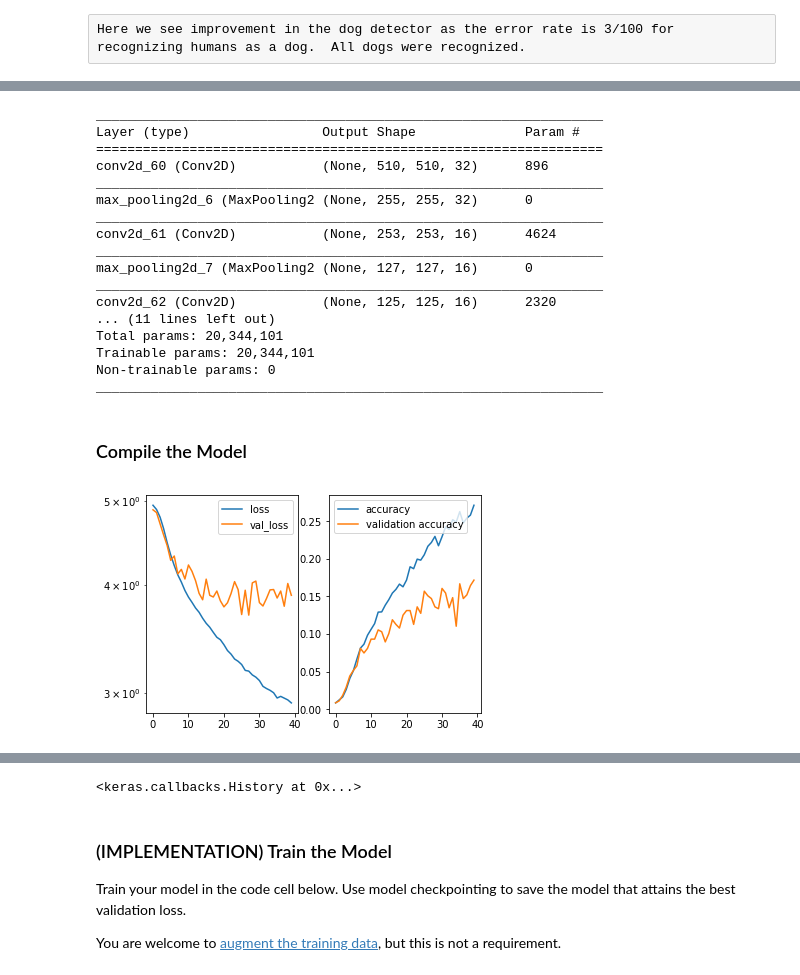
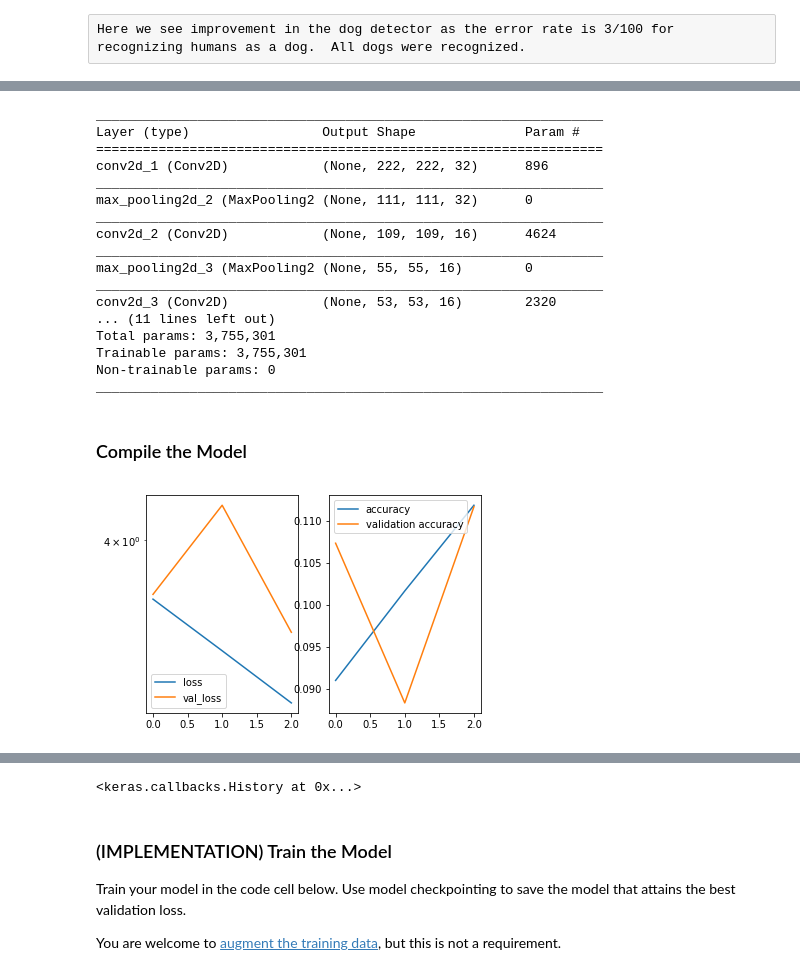
Before and after one commit to ricklentz/dog-project, a Jupyter notebook: dog_app.ipynb, the cells around one changed output, grey strips where cells are left out. Saved outputs shown, nothing was run; the diff lists cells and outputs as text; code cells hidden in the pictures.

```diff
--- a/dog_app.ipynb
+++ b/dog_app.ipynb
@@ -616,7 +629,7 @@ from keras.models import Sequential
 model = Sequential()
 
 ### Define architecture
-img_width, img_height = 512, 512
+img_width, img_height = 224, 224
 
 model.add(Conv2D(filters=32, kernel_size=(3,3), input_shape=(img_width, img_height, 3), activation='relu'))
 model.add(MaxPooling2D(pool_size=(3, 3), padding='same', strides=(2,2)))
@@ -654,18 +667,18 @@ model.summary()
 _________________________________________________________________
 Layer (type)                 Output Shape              Param #
 =================================================================
-conv2d_60 (Conv2D)           (None, 510, 510, 32)      896
+conv2d_1 (Conv2D)            (None, 222, 222, 32)      896
 _________________________________________________________________
-max_pooling2d_6 (MaxPooling2 (None, 255, 255, 32)      0
+max_pooling2d_2 (MaxPooling2 (None, 111, 111, 32)      0
 _________________________________________________________________
-conv2d_61 (Conv2D)           (None, 253, 253, 16)      4624
+conv2d_2 (Conv2D)            (None, 109, 109, 16)      4624
 _________________________________________________________________
-max_pooling2d_7 (MaxPooling2 (None, 127, 127, 16)      0
+max_pooling2d_3 (MaxPooling2 (None, 55, 55, 16)        0
 _________________________________________________________________
-conv2d_62 (Conv2D)           (None, 125, 125, 16)      2320
+conv2d_3 (Conv2D)            (None, 53, 53, 16)        2320
 ... (11 lines left out)
-Total params: 20,344,101
-Trainable params: 20,344,101
+Total params: 3,755,301
+Trainable params: 3,755,301
 Non-trainable params: 0
 _________________________________________________________________
 # %% [markdown]
@@ -772,34 +785,34 @@ checkpointer = ModelCheckpoint(
 
 # # training params
 batch_size = 20
-epochs = 40
+epochs = 3
 
 # # use parallel model with keras from master branch (latest)
 # parallel_model = multi_gpu_model(model, gpus=2)
 # parallel_model.compile(optimizer='rmsprop', loss='categorical_crossentropy', metrics=['accuracy'])
 
 # # fit here to see the difference
 # parallel_model.fit_generator(
 #     train_generator,
 #     epochs=epochs,
 #     validation_data=validation_generator,
 #     validation_steps=nb_validation_samples // batch_size,
 #     verbose=1,
 #     #callbacks=[checkpointer,plot],
 #     steps_per_epoch=nb_train_samples // batch_size)
 
 
 # non-gpu model, since callbacks stack with latest master code
 model.compile(optimizer='rmsprop', loss='categorical_crossentropy', metrics=['accuracy'])
 
 # fit here to see the difference
 model.fit_generator(
     train_generator,
     epochs=epochs,
     validation_data=validation_generator,
     validation_steps=nb_validation_samples // batch_size,
     verbose=1,
     callbacks=[checkpointer,plot],
     steps_per_epoch=nb_train_samples // batch_size)
 # %% [output]
-[figure, old version]
+[figure, new version]
```
Also changed, not shown: parts of 13 cells of this notebook, 1 other file.
